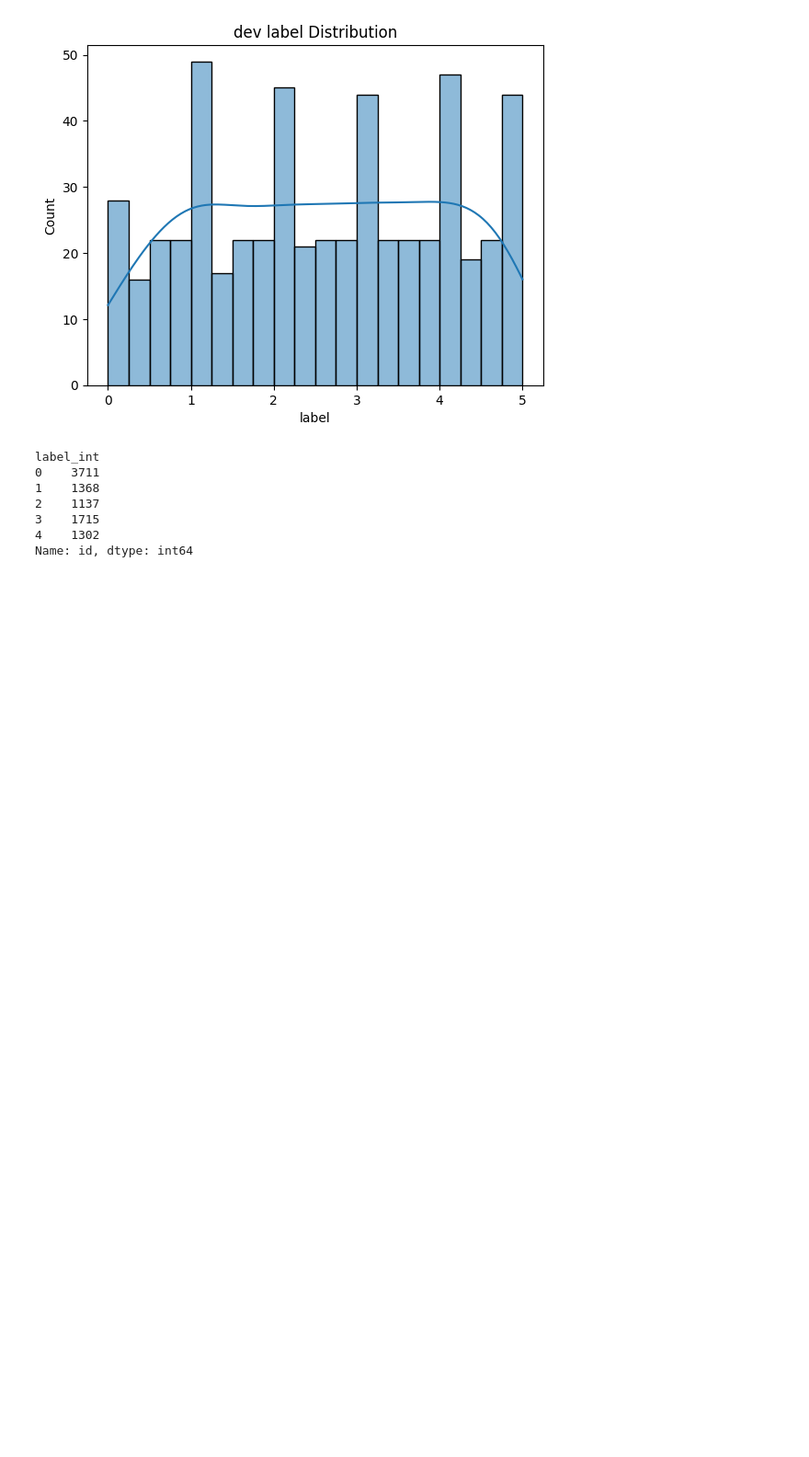
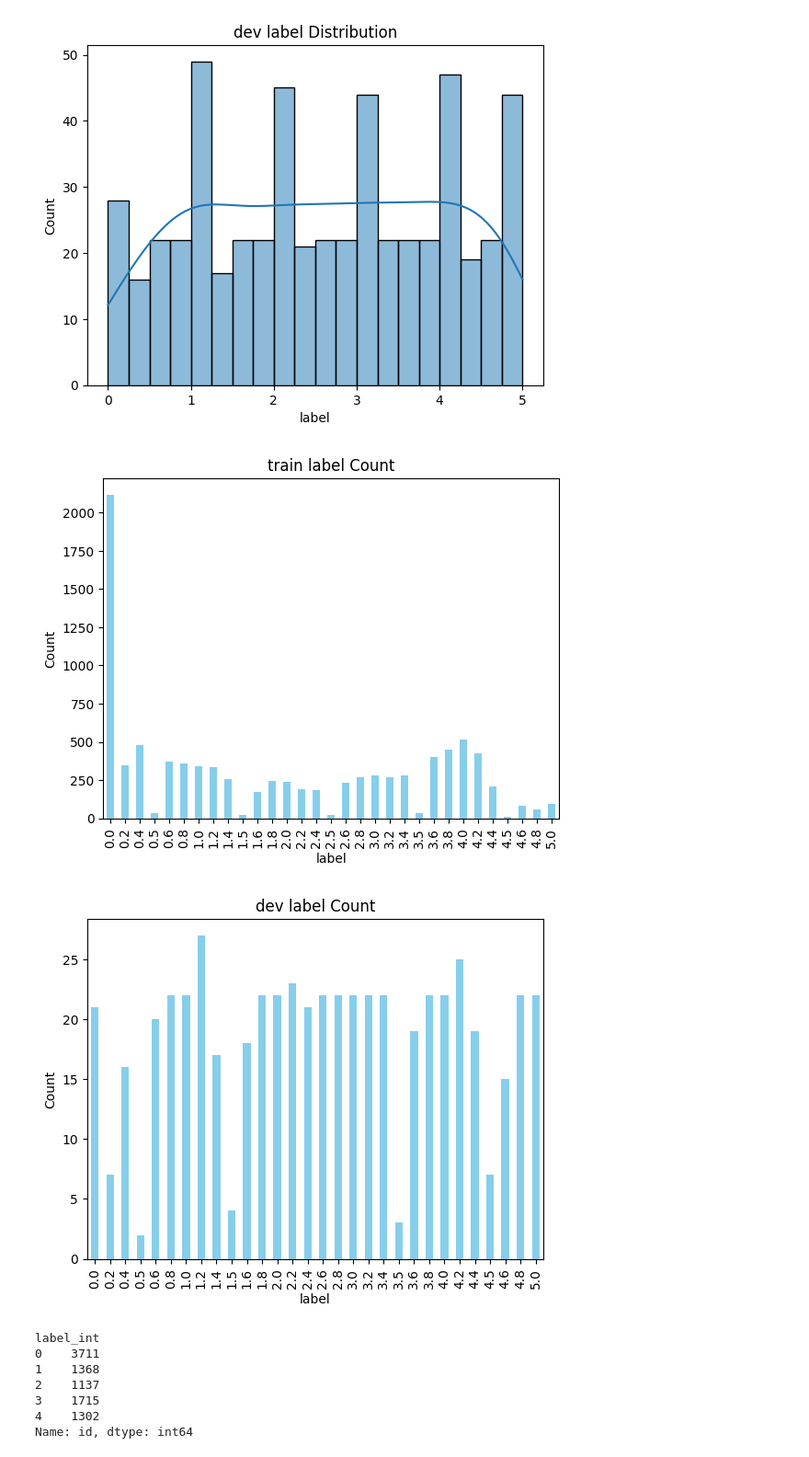
Before and after one commit to boostcampaitech7/level1-semantictextsimilarity-nlp-04, a Jupyter notebook: preprocess/eda.ipynb, the cells around one changed output. Shown at 92% size. Cells and saved outputs as stored; diff of their text form; code cells hidden in the pictures; blank space fills up the shorter version.

Commit message:
[data] 데이터 분포 밸런싱

```diff
--- a/preprocess/eda.ipynb
+++ b/preprocess/eda.ipynb
@@ -55,6 +55,14 @@ train.head()
 | 0.0 | 부모님 댁으로 받았는데 너무 맛있다고 하셔요!! ㅎㅎㅎ | 타고 싶은데 넘 비싸요 ㅎㅎ | 공통점이 없는 전혀 다른 문장입니다. |
 
 </div>
+# %%
+def plot_label_count(df, df_name):
+    grouped_data = df.groupby("label")["id"].count()
+    grouped_data.plot(kind="bar", color="skyblue")
+    plt.title(f"{df_name} label Count")
+    plt.xlabel("label")
+    plt.ylabel("Count")
+    plt.show()
 # %%
 sns.histplot(train["label"], kde=True, bins=20)
 plt.title("train label Distribution")
@@ -71,6 +79,12 @@ plt.ylabel("Count")
 plt.show()
 # %% [output]
 [figure]
+# %%
+plot_label_count(train,"train")
+plot_label_count(dev, "dev")
+# %% [output]
+[figure, added]
+[figure, added]
 # %%
 # 정수 구간에 따라 분류
 # df["label"].map(int) 사용 시 5점이 따로 분류된다.
```
Also changed, not shown: parts of 5 cells of this notebook, 4 other files.
